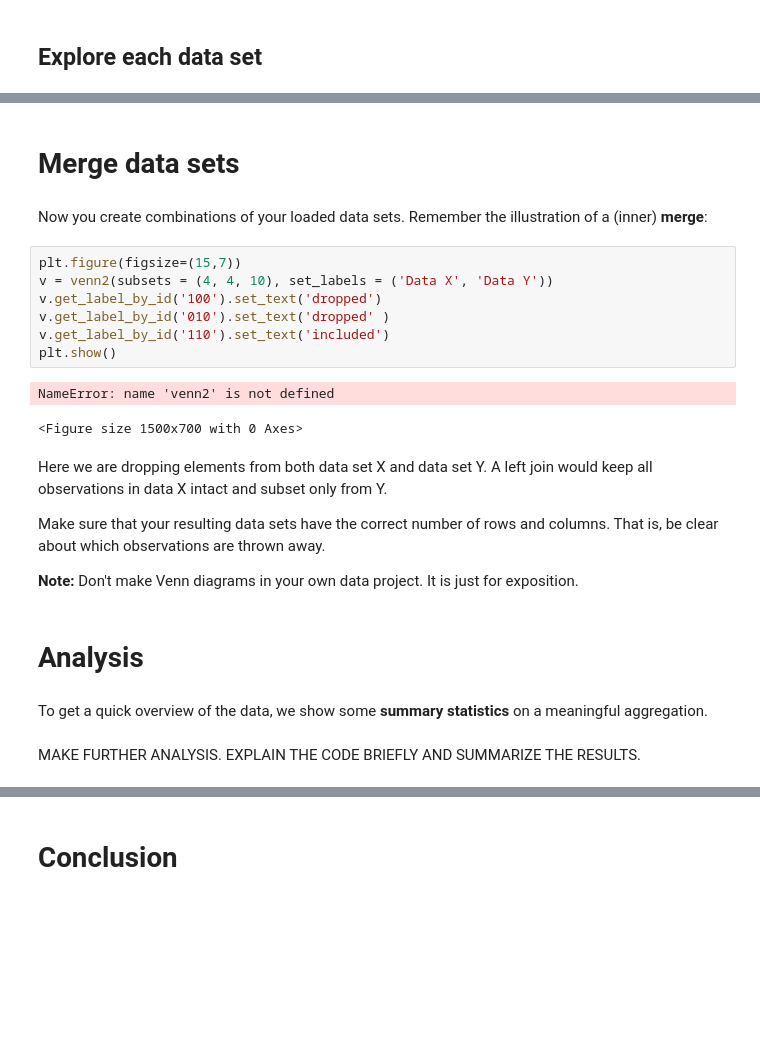
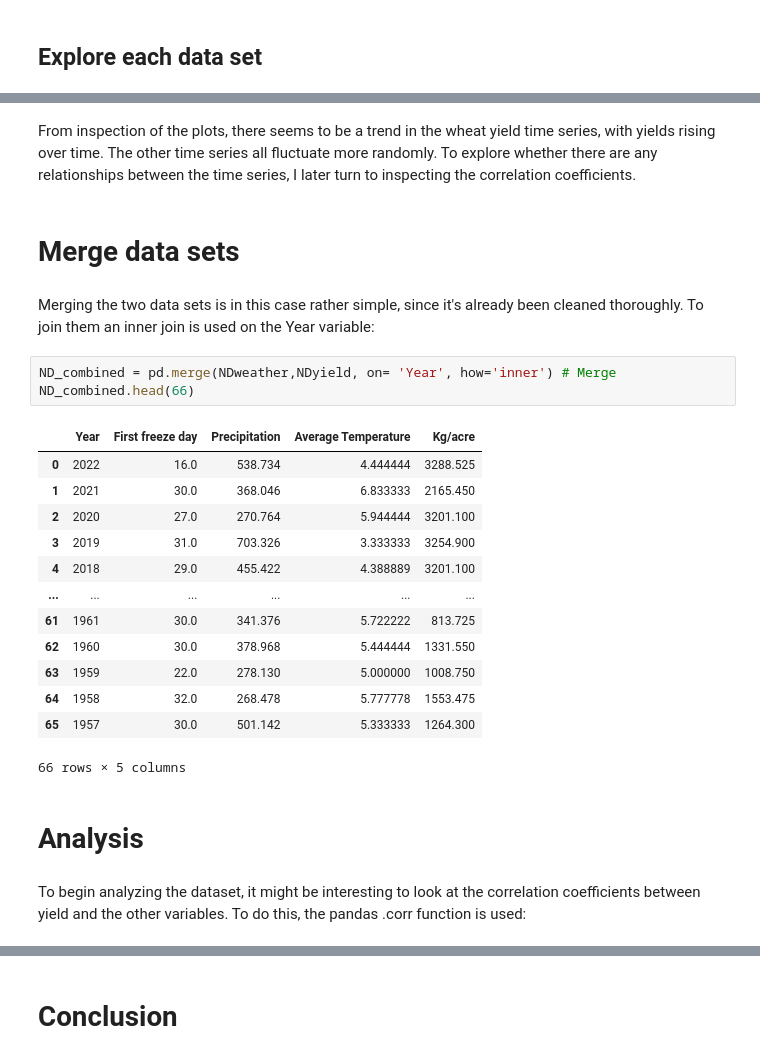
Before and after one commit to NumEconCopenhagen/projects-2023-rpb672, a Jupyter notebook: dataproject/dataproject.ipynb, the cells around one changed output, grey strips where cells are left out. Drawn from its saved outputs; the diff is of its cells as text; blank space fills up the shorter version.

```diff
--- a/dataproject/dataproject.ipynb
+++ b/dataproject/dataproject.ipynb
@@ -194,26 +285,27 @@ Explain what you see when moving elements of the interactive plot around.
+# %% [markdown]
+From inspection of the plots, there seems to be a trend in the wheat yield time series, with yields rising over time. The other time series all fluctuate more randomly. To explore whether there are any relationships between the time series, I later turn to inspecting the correlation coefficients.
 # %% [markdown]
 # Merge data sets
-# %% [markdown]
-Now you create combinations of your loaded data sets. Remember the illustration of a (inner) **merge**:
-# %%
-plt.figure(figsize=(15,7))
-v = venn2(subsets = (4, 4, 10), set_labels = ('Data X', 'Data Y'))
-v.get_label_by_id('100').set_text('dropped')
-v.get_label_by_id('010').set_text('dropped' )
-v.get_label_by_id('110').set_text('included')
-plt.show()
-# %% [output]
-NameError: name 'venn2' is not defined
-<Figure size 1500x700 with 0 Axes>
-# %% [markdown]
-Here we are dropping elements from both data set X and data set Y. A left join would keep all observations in data X intact and subset only from Y.
-
-Make sure that your resulting data sets have the correct number of rows and columns. That is, be clear about which observations are thrown away.
-
-**Note:** Don't make Venn diagrams in your own data project. It is just for exposition.
+# %% [markdown]
+Merging the two data sets is in this case rather simple, since it's already been cleaned thoroughly. To join them an inner join is used on the Year variable:
+# %%
+ND_combined = pd.merge(NDweather,NDyield, on= 'Year', how='inner') # Merge
+ND_combined.head(66)
+# %% [output]
+|  | Year | First freeze day | Precipitation | Average Temperature | Kg/acre |
+| 0 | 2022 | 16.0 | 538.734 | 4.444444 | 3288.525 |
+| 1 | 2021 | 30.0 | 368.046 | 6.833333 | 2165.450 |
+| 2 | 2020 | 27.0 | 270.764 | 5.944444 | 3201.100 |
+| 3 | 2019 | 31.0 | 703.326 | 3.333333 | 3254.900 |
+| 4 | 2018 | 29.0 | 455.422 | 4.388889 | 3201.100 |
+| ... | ... | ... | ... | ... | ... |
+| 61 | 1961 | 30.0 | 341.376 | 5.722222 | 813.725 |
+| 62 | 1960 | 30.0 | 378.968 | 5.444444 | 1331.550 |
+| 63 | 1959 | 22.0 | 278.130 | 5.000000 | 1008.750 |
+| 64 | 1958 | 32.0 | 268.478 | 5.777778 | 1553.475 |
+| 65 | 1957 | 30.0 | 501.142 | 5.333333 | 1264.300 |
+66 rows × 5 columns
 # %% [markdown]
 # Analysis
-# %% [markdown]
-To get a quick overview of the data, we show some **summary statistics** on a meaningful aggregation.
-# %% [markdown]
-MAKE FURTHER ANALYSIS. EXPLAIN THE CODE BRIEFLY AND SUMMARIZE THE RESULTS.
+# %% [markdown]
+To begin analyzing the dataset, it might be interesting to look at the correlation coefficients between yield and the other variables. To do this, the pandas .corr function is used:
```
Also changed, not shown: parts of 31 cells of this notebook, 1 other file.
